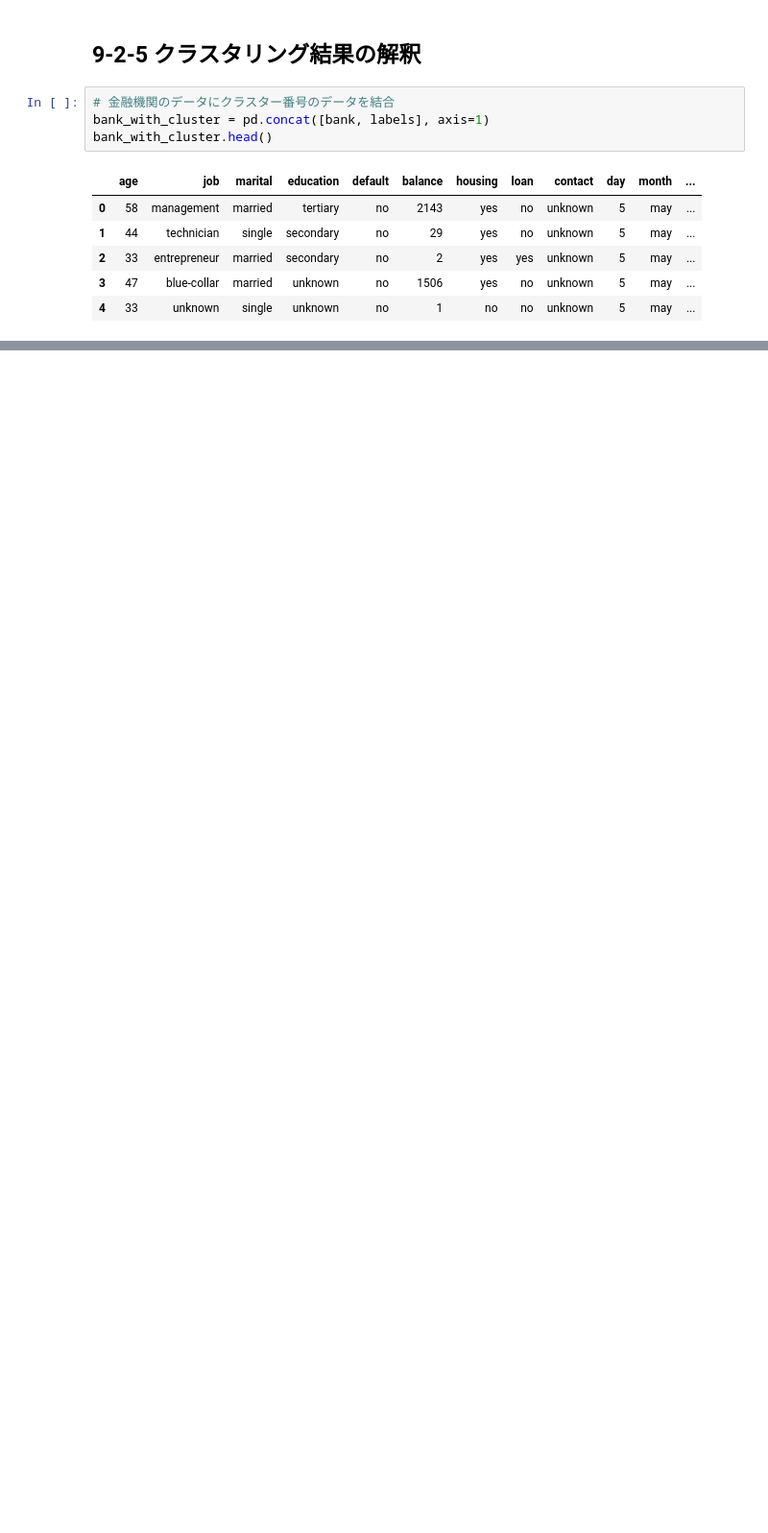
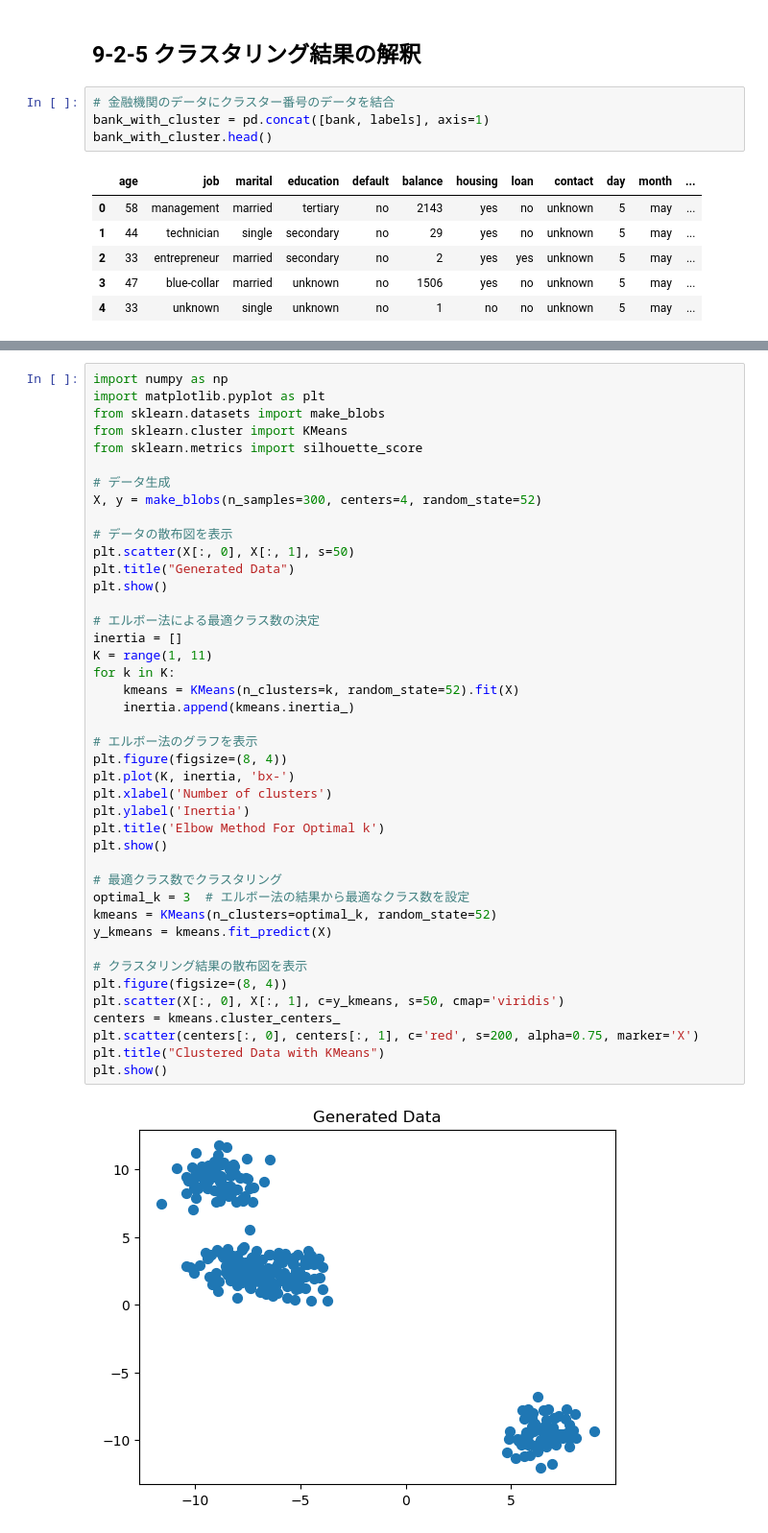
Before and after one commit to RentoYabuki06/ut_datascience_ikusei_kouza, a Jupyter notebook: chapter09/ch09.ipynb, the cells around one changed output, grey strips where cells are left out. Shown at 96% size. Saved outputs shown, nothing was run; the diff lists cells and outputs as text; blank space fills up the shorter version.

```diff
--- a/chapter09/ch09.ipynb
+++ b/chapter09/ch09.ipynb
@@ -217,0 +273,44 @@ df = pd.concat([bank_with_cluster.cluster_number, qcut_age], axis=1)
+# %%
+import numpy as np
+import matplotlib.pyplot as plt
+from sklearn.datasets import make_blobs
+from sklearn.cluster import KMeans
+from sklearn.metrics import silhouette_score
+
+# データ生成
+X, y = make_blobs(n_samples=300, centers=4, random_state=52)
+
+# データの散布図を表示
+plt.scatter(X[:, 0], X[:, 1], s=50)
+plt.title("Generated Data")
+plt.show()
+
+# エルボー法による最適クラス数の決定
+inertia = []
+K = range(1, 11)
+for k in K:
+    kmeans = KMeans(n_clusters=k, random_state=52).fit(X)
+    inertia.append(kmeans.inertia_)
+
+# エルボー法のグラフを表示
+plt.figure(figsize=(8, 4))
+plt.plot(K, inertia, 'bx-')
+plt.xlabel('Number of clusters')
+plt.ylabel('Inertia')
+plt.title('Elbow Method For Optimal k')
+plt.show()
+
+# 最適クラス数でクラスタリング
+optimal_k = 3  # エルボー法の結果から最適なクラス数を設定
+kmeans = KMeans(n_clusters=optimal_k, random_state=52)
+y_kmeans = kmeans.fit_predict(X)
+
+# クラスタリング結果の散布図を表示
+plt.figure(figsize=(8, 4))
+plt.scatter(X[:, 0], X[:, 1], c=y_kmeans, s=50, cmap='viridis')
+centers = kmeans.cluster_centers_
+plt.scatter(centers[:, 0], centers[:, 1], c='red', s=200, alpha=0.75, marker='X')
+plt.title("Clustered Data with KMeans")
+plt.show()
+# %% [output]
+[figure, added]
```
Also changed, not shown: parts of 37 cells of this notebook, 2 other files.
